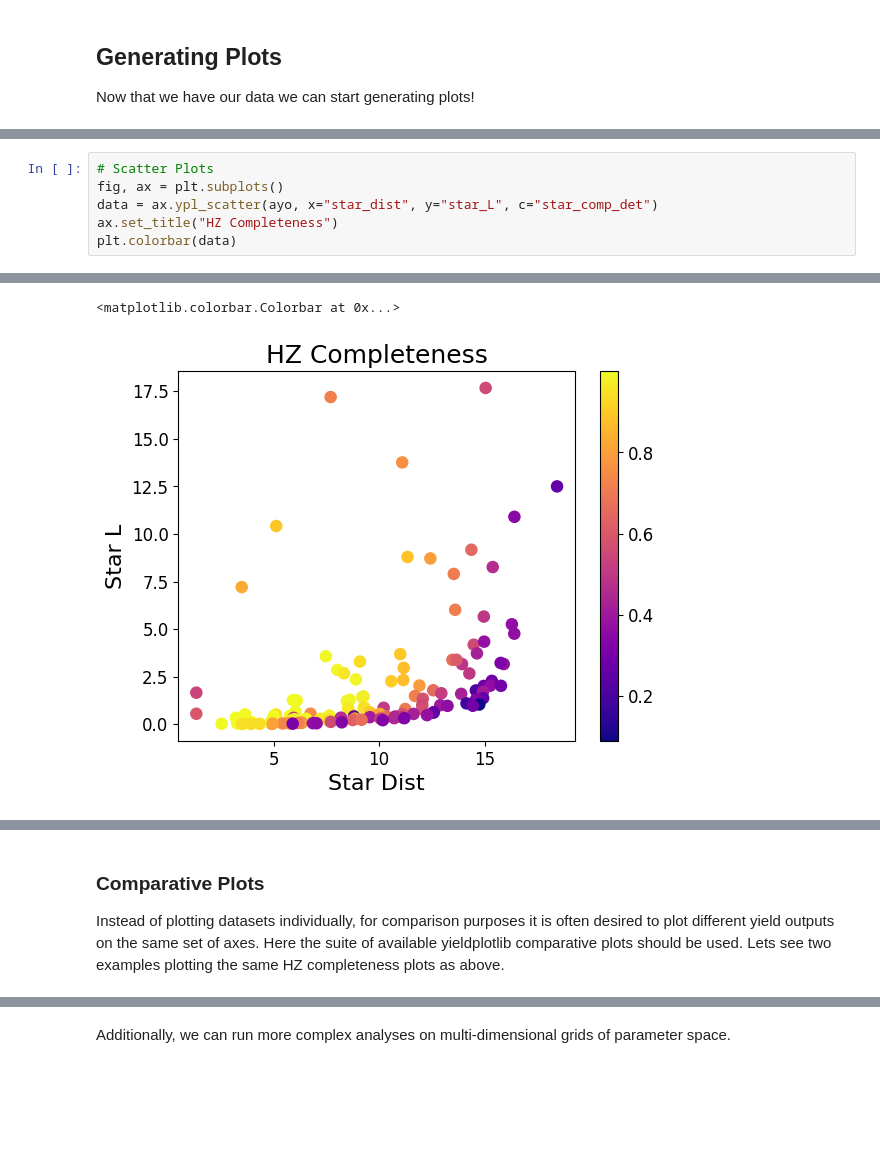
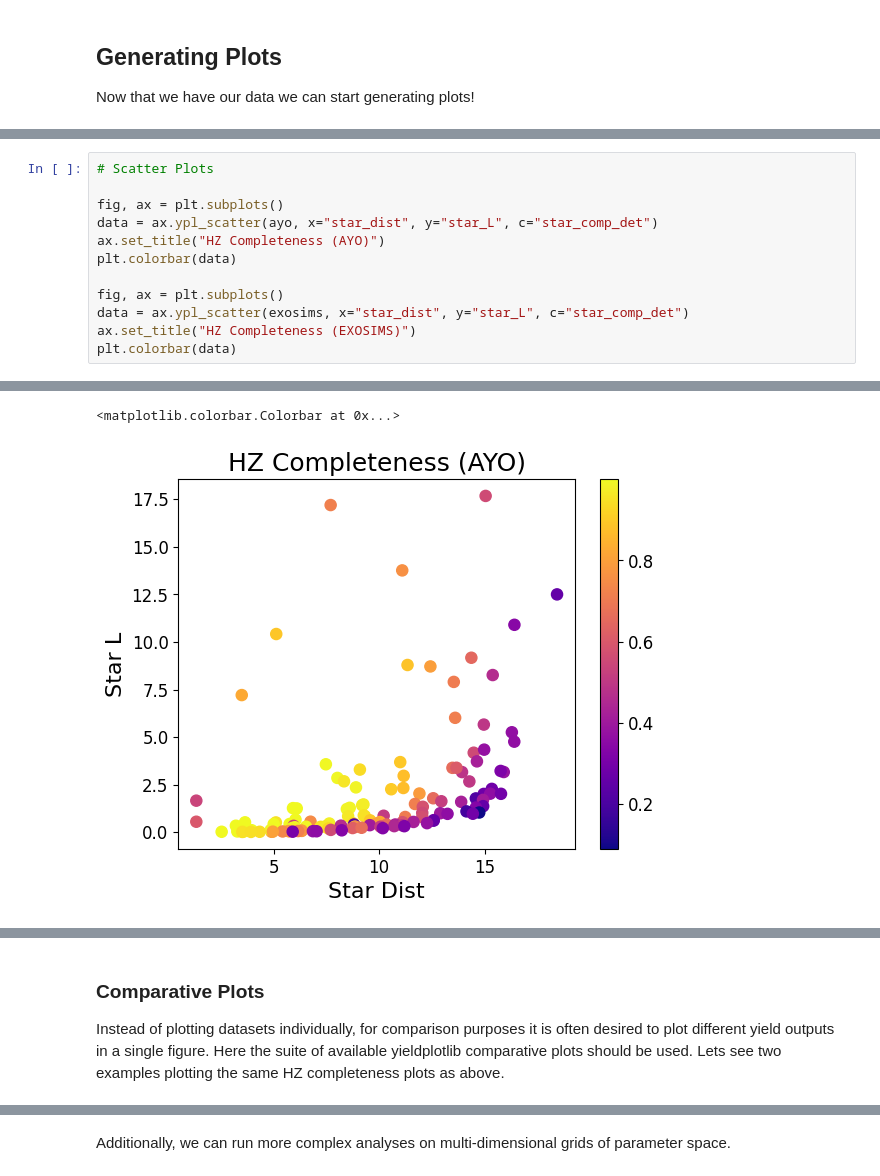
Before and after one commit to HWO-Yield-Visualizations/yieldplotlib, a Jupyter notebook: docs/tutorials/yieldplotlib_tutorial.ipynb, the cells around one changed output, grey strips where cells are left out. Saved outputs shown, nothing was run; the diff lists cells and outputs as text; blank space fills up the shorter version.

```diff
--- a/docs/tutorials/yieldplotlib_tutorial.ipynb
+++ b/docs/tutorials/yieldplotlib_tutorial.ipynb
@@ -91,8 +84,14 @@ Text(0.5, 1.0, 'Distribution of Star Distances')
 [figure]
 # %%
 # Scatter Plots
+
 fig, ax = plt.subplots()
 data = ax.ypl_scatter(ayo, x="star_dist", y="star_L", c="star_comp_det")
-ax.set_title("HZ Completeness")
+ax.set_title("HZ Completeness (AYO)")
 plt.colorbar(data)
+
+fig, ax = plt.subplots()
+data = ax.ypl_scatter(exosims, x="star_dist", y="star_L", c="star_comp_det")
+ax.set_title("HZ Completeness (EXOSIMS)")
+plt.colorbar(data)
 # %% [output]
@@ -102,2 +107,2 @@ plt.colorbar(data)
 <matplotlib.colorbar.Colorbar at 0x...>
-[figure, old version]
+[figure, new version]
@@ -104,6 +110,6 @@ plt.colorbar(data)
 # %% [markdown]
 ### Comparative Plots
 
-Instead of plotting datasets individually, for comparison purposes it is often desired to plot different yield outputs on the same set of axes. Here the suite of available yieldplotlib comparative plots should be used. Lets see two examples plotting the same HZ completeness plots as above.
+Instead of plotting datasets individually, for comparison purposes it is often desired to plot different yield outputs in a single figure. Here the suite of available yieldplotlib comparative plots should be used. Lets see two examples plotting the same HZ completeness plots as above.
 # %%
 # Two yield runs on same set of axes.
```
Also changed, not shown: parts of 11 cells of this notebook.
